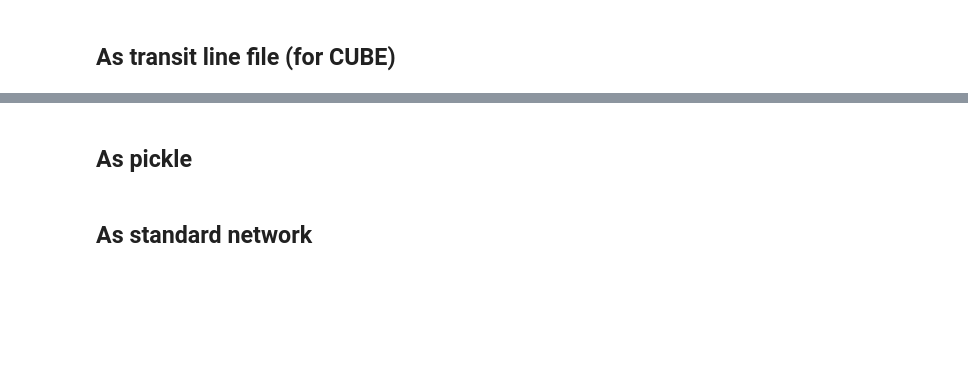
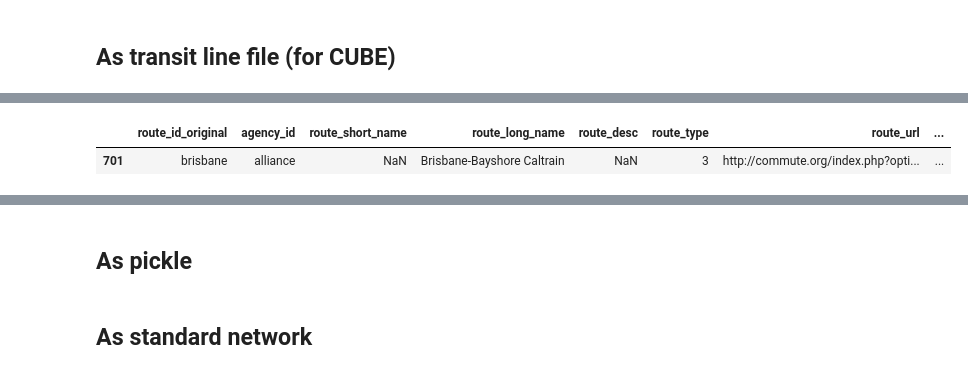
Before and after one commit to BayAreaMetro/travel-model-two-networks, a Jupyter notebook: notebooks/10-all-projects.ipynb, the cells around one changed output, grey strips where cells are left out. Drawn from its saved outputs; the diff is of its cells as text; code cells hidden in the pictures; blank space fills up the shorter version.

```diff
--- a/notebooks/10-all-projects.ipynb
+++ b/notebooks/10-all-projects.ipynb
@@ -682,0 +905,5 @@ standard_transit_net = StandardTransit.fromTransitNetwork(step5_scenario.transit
+# %%
+standard_transit_net.feed.routes[standard_transit_net.feed.routes.route_id=="712"]
+# %% [output]
+|  | route_id_original | agency_id | route_short_name | route_long_name | route_desc | route_type | route_url | ... |
+| 701 | brisbane | alliance | NaN | Brisbane-Bayshore Caltrain | NaN | 3 | http://commute.org/index.php?opti... | ... |
```
Also changed, not shown: parts of 65 cells of this notebook, 1 other file.
